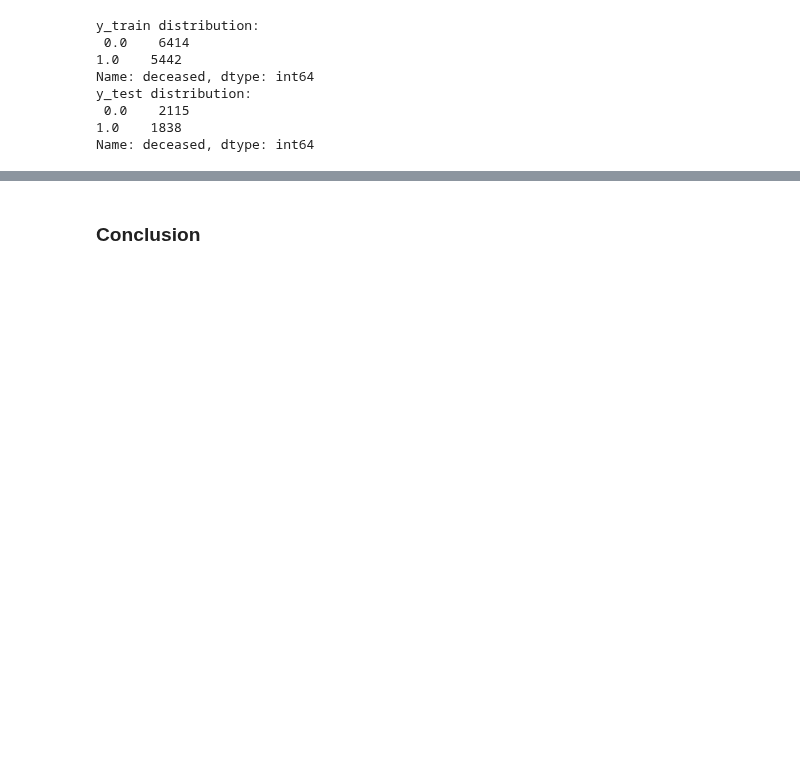
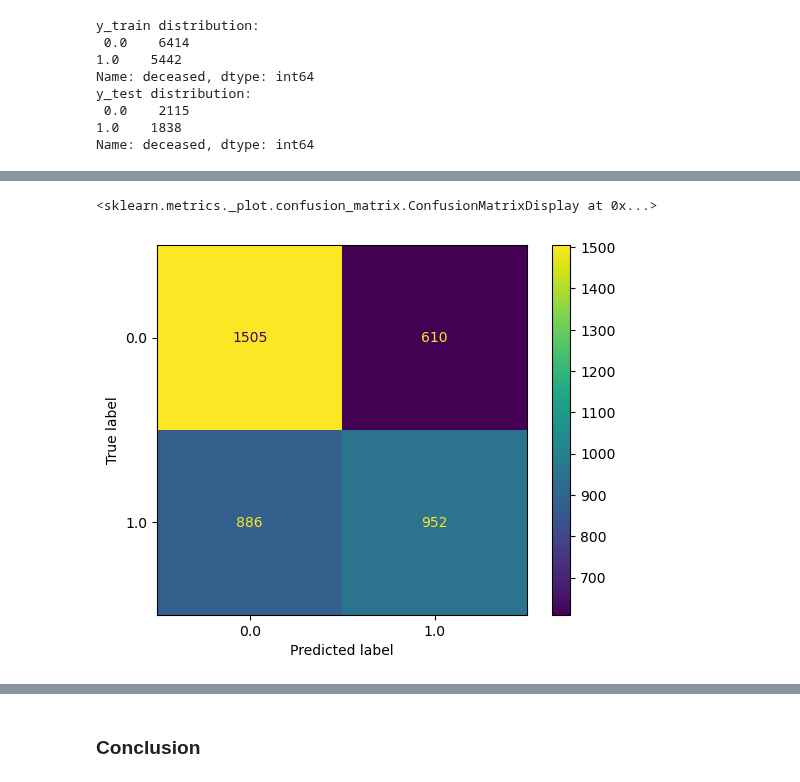
Before and after one commit to yiang-li/Predicting-Mortality-Machine-Learning, a Jupyter notebook: code_hrs.ipynb, the cells around one changed output, grey strips where cells are left out. Cells and saved outputs as stored; diff of their text form; code cells hidden in the pictures; blank space fills up the shorter version.

```diff
--- a/code_hrs.ipynb
+++ b/code_hrs.ipynb
@@ -526,0 +684,10 @@ KeyboardInterrupt:
+# %%
+# Take the best model based on the roc_auc score
+clf_e_lr0 = records_lr['roc_auc']
+# Print the performance on the training set
+print("Performence on train set",
+      metrics.accuracy_score(clf_e_lr0.predict(X_train), y_train))
+# Predict the test set
+y_pred_lr0 = pd.DataFrame(clf_e_lr0.predict(X_test), columns=["deceased"])
+# Print the performance on the test set
+print("Performence on test set", metrics.accuracy_score(y_pred_lr0, y_test))
@@ -526,0 +723,8 @@ KeyboardInterrupt:
+# %%
+cm_lr0 = metrics.confusion_matrix(y_test, y_pred_lr0)
+disp = metrics.ConfusionMatrixDisplay(confusion_matrix=cm_lr0,
+                                      display_labels=clf_e_lr0.classes_)
+disp.plot()
+# %% [output]
+<sklearn.metrics._plot.confusion_matrix.ConfusionMatrixDisplay at 0x...>
+[figure, added]
```
Also changed, not shown: parts of 64 cells of this notebook, 1 other file.
